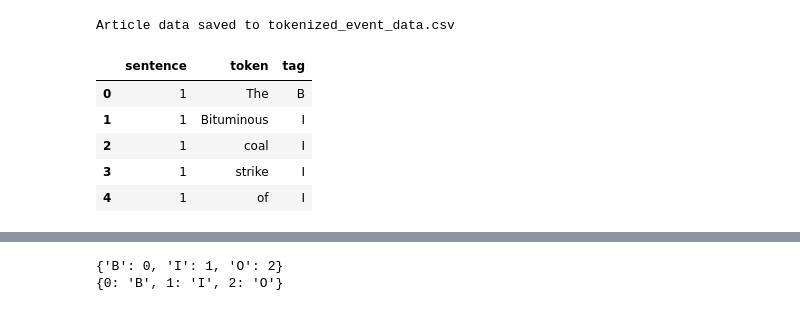
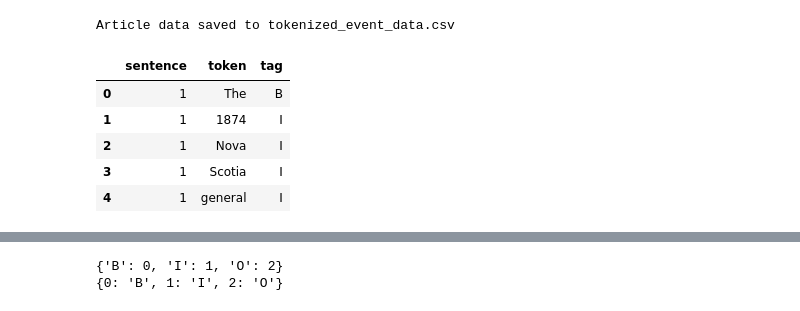
Before and after one commit to ElvarThorS/MALV-FinalProject, a Jupyter notebook: Code/tokenizer_prototype_v2.ipynb, the cells around one changed output, grey strips where cells are left out. Cells and saved outputs as stored; diff of their text form; code cells hidden in the pictures.

```diff
--- a/Code/tokenizer_prototype_v2.ipynb
+++ b/Code/tokenizer_prototype_v2.ipynb
@@ -99,14 +95,14 @@ print(f"Article data saved to {filename}.csv")
 # %% [output]
 Article data saved to tokenized_event_data.csv
 # %%
-datafilename = 'tagged_event_data.csv'
+datafilename = 'tagged_corpus.csv'
 data = pd.read_csv(datafilename, encoding='unicode_escape')
 data['tag'] = data['tag'].apply(str.upper)
 data.head()
 # %% [output]
 |  | sentence | token | tag |
 | 0 | 1 | The | B |
-| 1 | 1 | Bituminous | I |
-| 2 | 1 | coal | I |
-| 3 | 1 | strike | I |
-| 4 | 1 | of | I |
+| 1 | 1 | 1874 | I |
+| 2 | 1 | Nova | I |
+| 3 | 1 | Scotia | I |
+| 4 | 1 | general | I |
```
Also changed, not shown: parts of 12 cells of this notebook.
